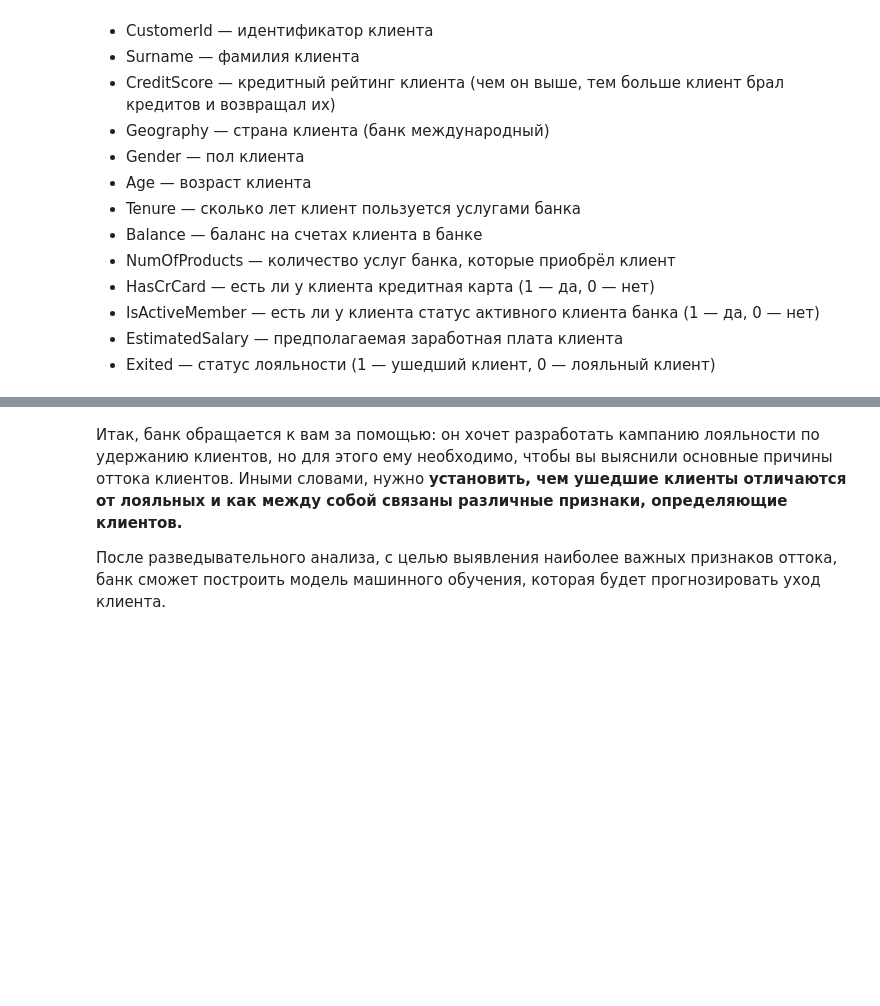
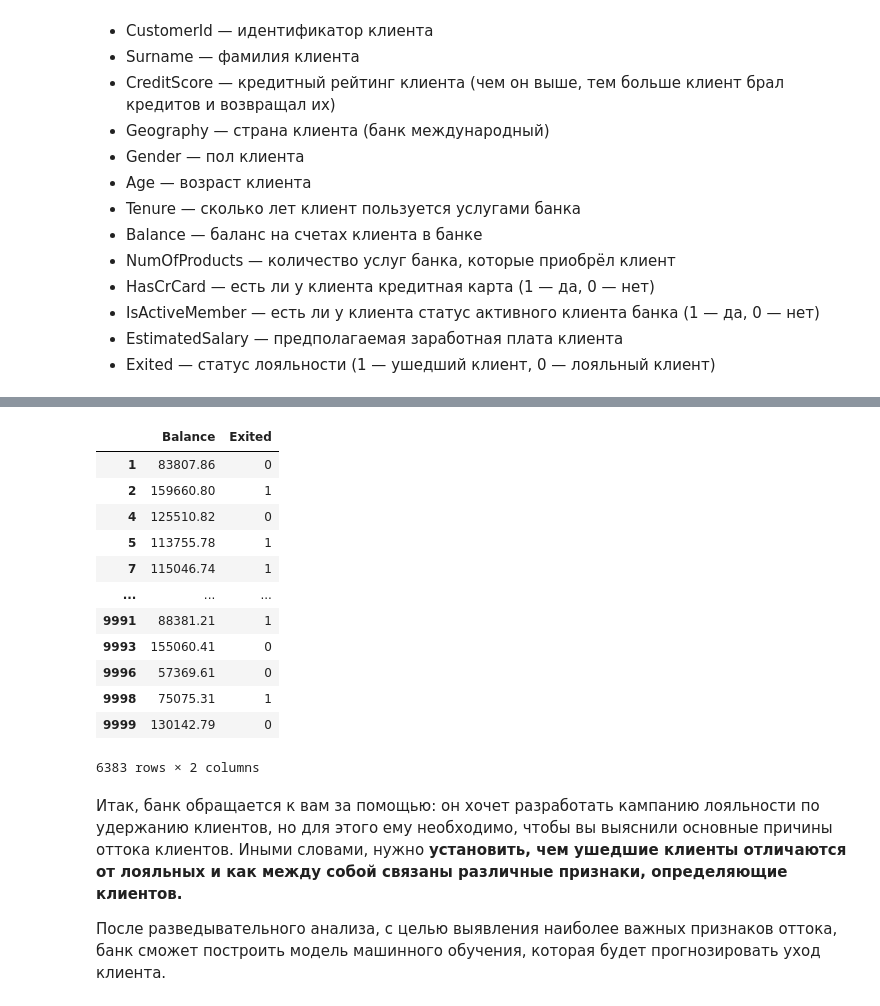
Before and after one commit to xndrf/IDE, a Jupyter notebook: lesson/PY_13. Визуализация данных/final_questions.ipynb, the cells around one changed output, grey strips where cells are left out. Cells and saved outputs as stored; diff of their text form; code cells hidden in the pictures; blank space fills up the shorter version.

```diff
--- a/lesson/PY_13. Визуализация данных/final_questions.ipynb
+++ b/lesson/PY_13. Визуализация данных/final_questions.ipynb
@@ -51,3 +52,21 @@ pandas.core.frame.DataFrame
+# %%
+data = churn_df[['Balance', 'Exited']]
+data = data[data.Balance > 2500]
+data
+# %% [output]
+|  | Balance | Exited |
+| 1 | 83807.86 | 0 |
+| 2 | 159660.80 | 1 |
+| 4 | 125510.82 | 0 |
+| 5 | 113755.78 | 1 |
+| 7 | 115046.74 | 1 |
+| ... | ... | ... |
+| 9991 | 88381.21 | 1 |
+| 9993 | 155060.41 | 0 |
+| 9996 | 57369.61 | 0 |
+| 9998 | 75075.31 | 1 |
+| 9999 | 130142.79 | 0 |
+6383 rows × 2 columns
 # %% [markdown]
 Итак, банк обращается к вам за помощью: он хочет разработать кампанию лояльности по удержанию клиентов, но для этого ему необходимо, чтобы вы выяснили основные причины оттока клиентов. Иными словами, нужно **установить, чем ушедшие клиенты отличаются от лояльных и как между собой связаны различные признаки, определяющие клиентов.**
 
```
Also changed, not shown: parts of 15 cells of this notebook, 1 other file.
